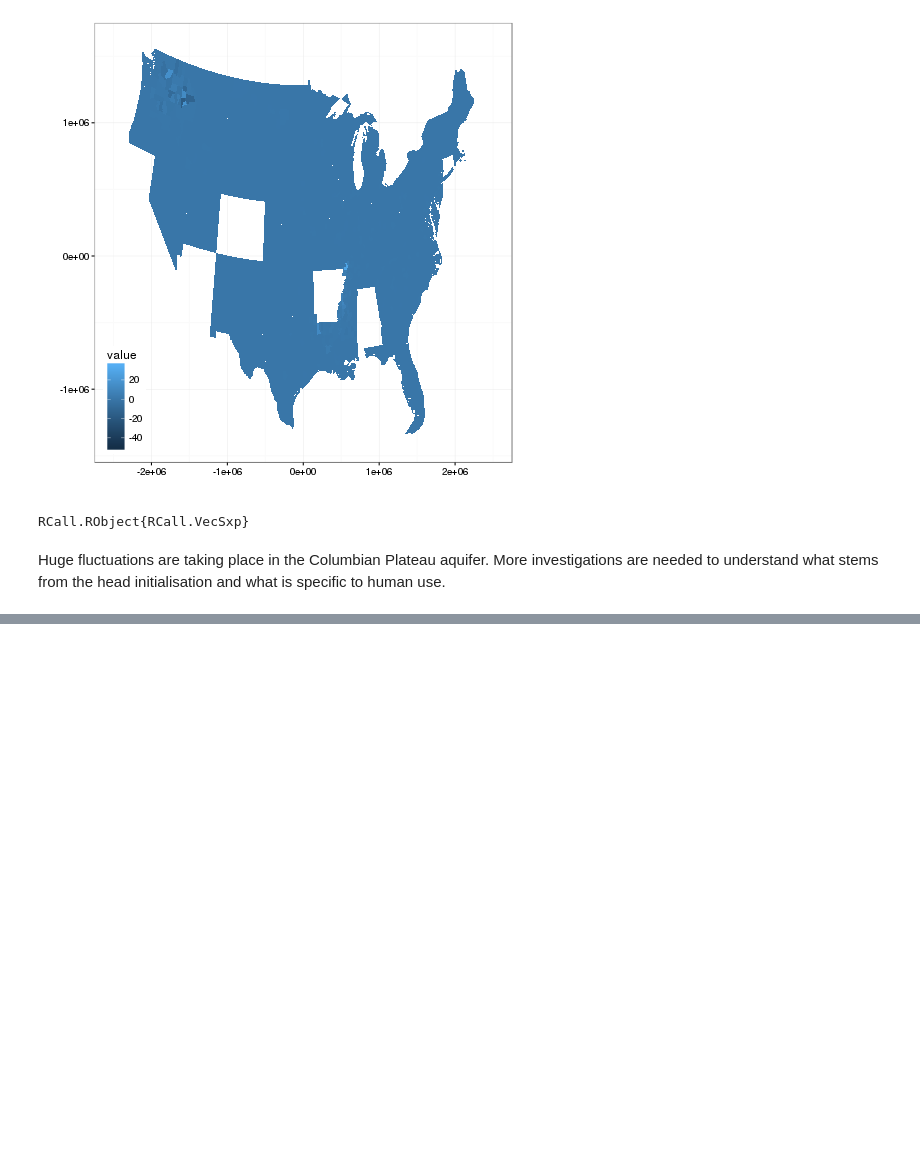
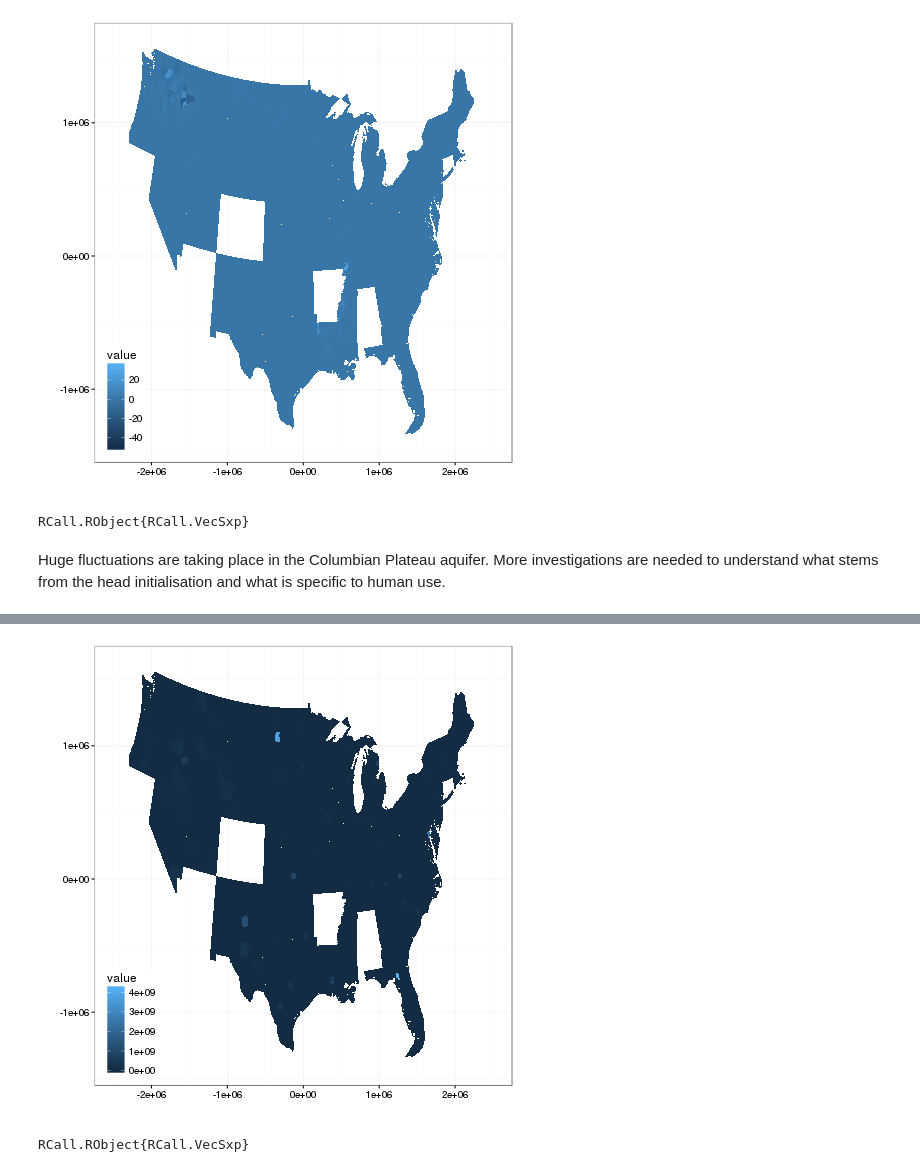
Before and after one commit to AmericasWater/awash, a Jupyter notebook: docs/AnalysisConjunctiveUse.ipynb, the cells around one changed output, grey strips where cells are left out. Saved outputs shown, nothing was run; the diff lists cells and outputs as text; code cells hidden in the pictures; blank space fills up the shorter version.

```diff
--- a/docs/AnalysisConjunctiveUse.ipynb
+++ b/docs/AnalysisConjunctiveUse.ipynb
@@ -122,0 +207,5 @@ Huge fluctuations are taking place in the Columbian Plateau aquifer. More invest
+# %%
+mapdata(:Allocation, :swsupply,"sum")
+# %% [output]
+[figure, added]
+RCall.RObject{RCall.VecSxp}
```
Also changed, not shown: parts of 6 cells of this notebook.
